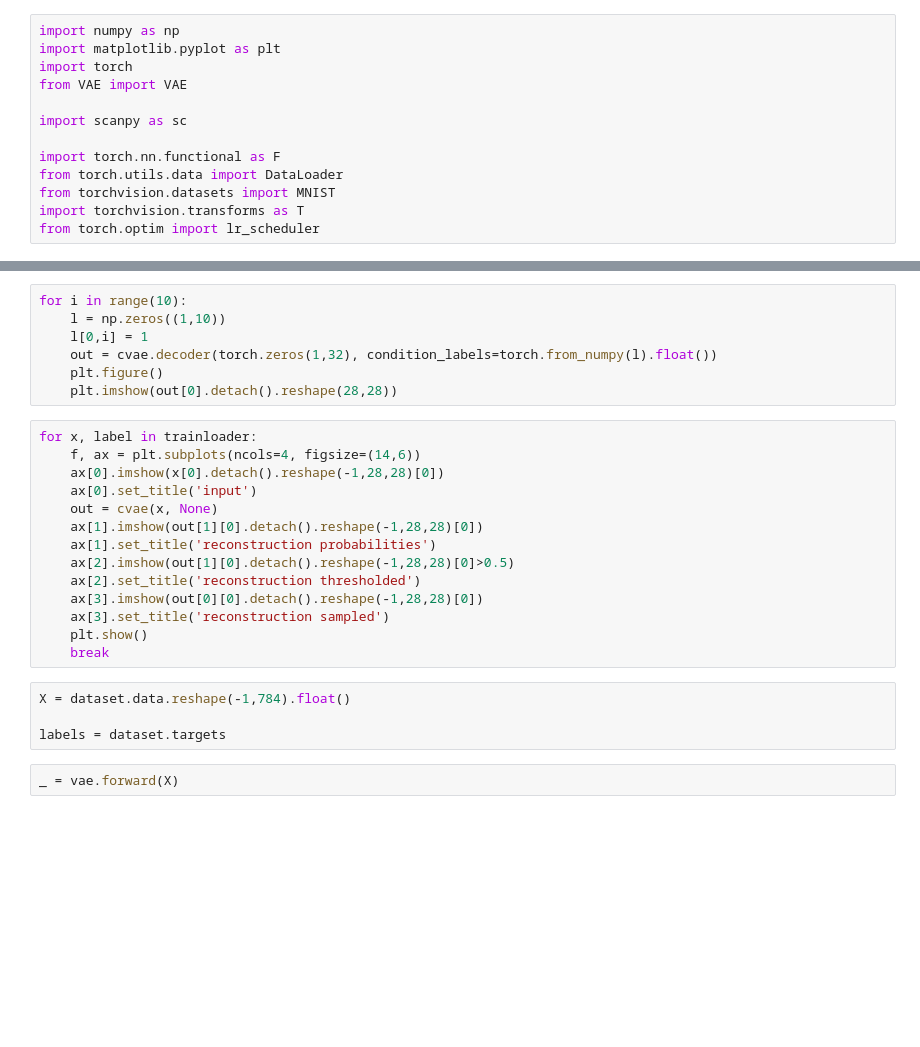
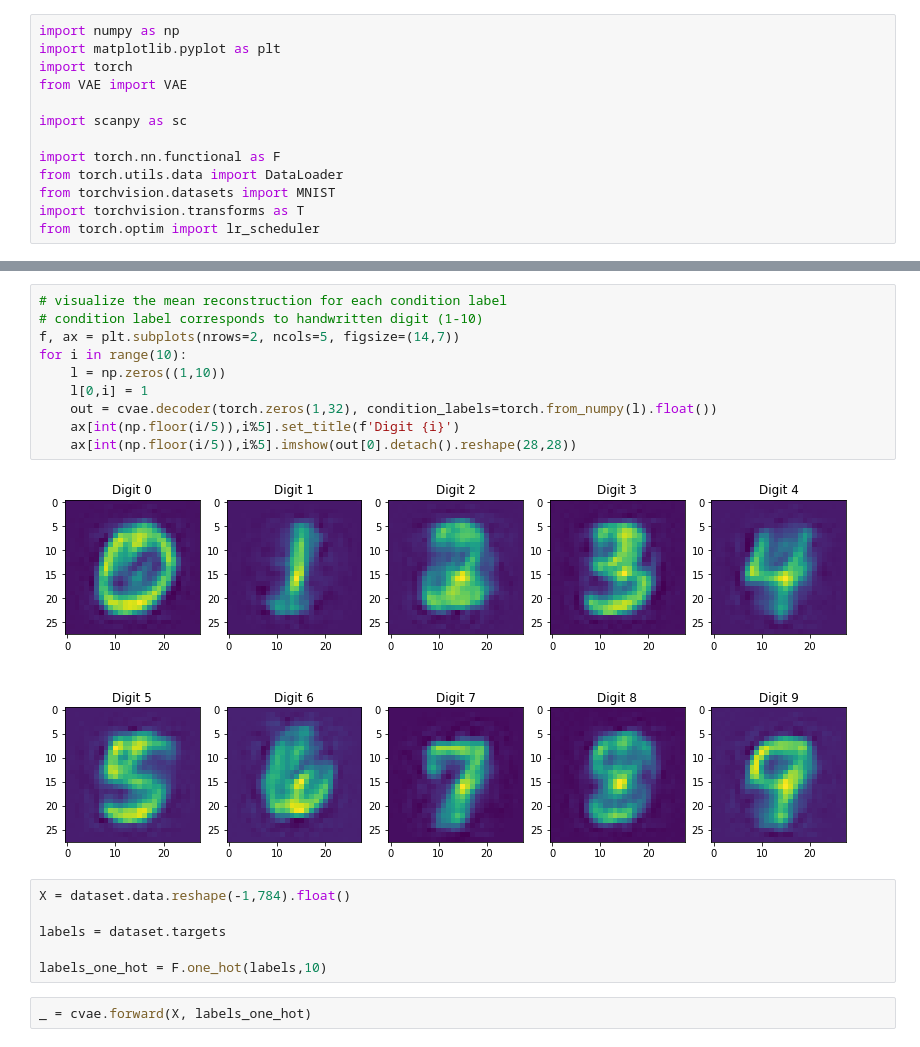
Before and after one commit to lhdgsn/VAE, a Jupyter notebook: train_cVAE.ipynb, the cells around one changed output, grey strips where cells are left out. Cells and saved outputs as stored; diff of their text form; blank space fills up the shorter version.

```diff
--- a/train_cVAE.ipynb
+++ b/train_cVAE.ipynb
@@ -46,30 +81,23 @@ for epoch in range(n_epoch):
 # %%
+# visualize the mean reconstruction for each condition label
+# condition label corresponds to handwritten digit (1-10)
+f, ax = plt.subplots(nrows=2, ncols=5, figsize=(14,7))
 for i in range(10):
     l = np.zeros((1,10))
     l[0,i] = 1
     out = cvae.decoder(torch.zeros(1,32), condition_labels=torch.from_numpy(l).float())
-    plt.figure()
-    plt.imshow(out[0].detach().reshape(28,28))
+    ax[int(np.floor(i/5)),i%5].set_title(f'Digit {i}')
+    ax[int(np.floor(i/5)),i%5].imshow(out[0].detach().reshape(28,28))
+# %% [output]
+[figure, added]
-# %%
-for x, label in trainloader:
-    f, ax = plt.subplots(ncols=4, figsize=(14,6))
-    ax[0].imshow(x[0].detach().reshape(-1,28,28)[0])
-    ax[0].set_title('input')
-    out = cvae(x, None)
-    ax[1].imshow(out[1][0].detach().reshape(-1,28,28)[0])
-    ax[1].set_title('reconstruction probabilities')
-    ax[2].imshow(out[1][0].detach().reshape(-1,28,28)[0]>0.5)
-    ax[2].set_title('reconstruction thresholded')
-    ax[3].imshow(out[0][0].detach().reshape(-1,28,28)[0])
-    ax[3].set_title('reconstruction sampled')
-    plt.show()
-    break
 # %%
 X = dataset.data.reshape(-1,784).float()
 
 labels = dataset.targets
+
+labels_one_hot = F.one_hot(labels,10)
 # %%
-_ = vae.forward(X)
+_ = cvae.forward(X, labels_one_hot)
 # %%
 import umap
 import seaborn as sns
```
Also changed, not shown: parts of 4 cells of this notebook, 2 other files.
